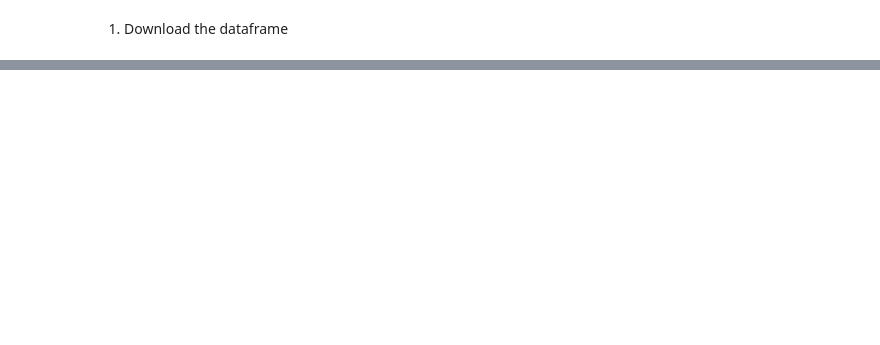
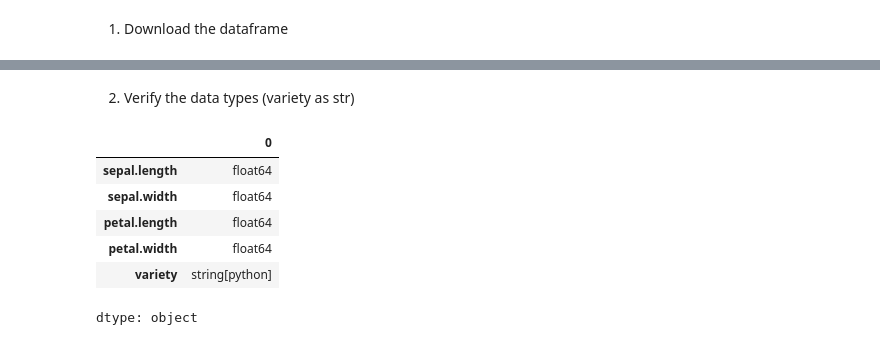
Before and after one commit to A01286211/M1-Act5-SZD, a Jupyter notebook: M1_Actividad_5_Programación_en_Python_Librerías_Numpy_Matplotlib_Pandas.ipynb, the cells around one changed output, grey strips where cells are left out. Saved outputs shown, nothing was run; the diff lists cells and outputs as text; code cells hidden in the pictures; blank space fills up the shorter version.

```diff
--- a/M1_Actividad_5_Programación_en_Python_Librerías_Numpy_Matplotlib_Pandas.ipynb
+++ b/M1_Actividad_5_Programación_en_Python_Librerías_Numpy_Matplotlib_Pandas.ipynb
@@ -732,0 +742,13 @@ tendencia central
+# %% [markdown]
+2. Verify the data types (variety as str)
+# %%
+iris['variety'] = iris['variety'].astype('string')
+iris.dtypes
+# %% [output]
+|  | 0 |
+| sepal.length | float64 |
+| sepal.width | float64 |
+| petal.length | float64 |
+| petal.width | float64 |
+| variety | string[python] |
+dtype: object
```
Also changed, not shown: parts of 17 cells of this notebook.
